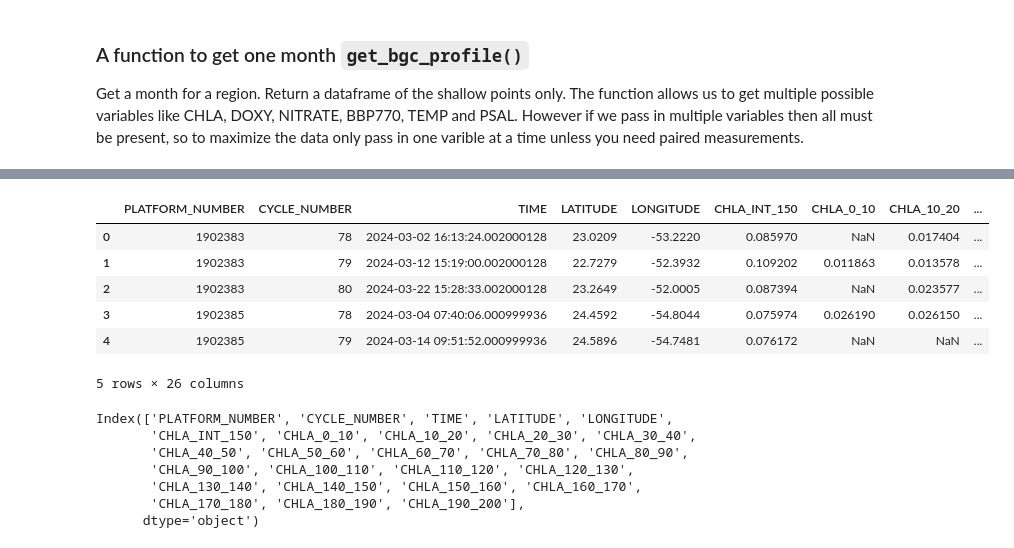
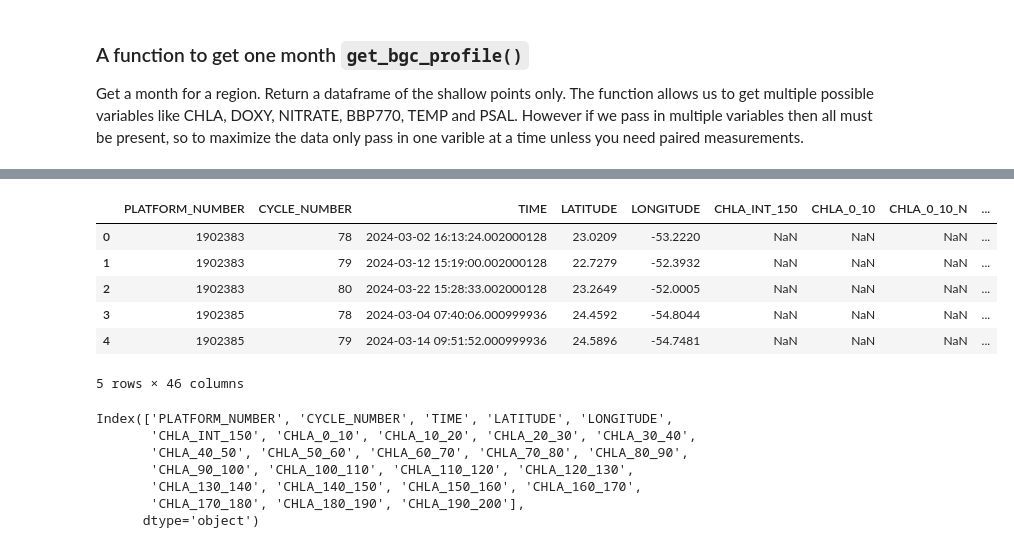
Before and after one commit to fish-pace/fish-pace-datasets, a Jupyter notebook: datasets/chla_z/notebooks/argopy.ipynb, the cells around one changed output, grey strips where cells are left out. Drawn from its saved outputs; the diff is of its cells as text; code cells hidden in the pictures.

```diff
--- a/datasets/chla_z/notebooks/argopy.ipynb
+++ b/datasets/chla_z/notebooks/argopy.ipynb
@@ -536,8 +536,13 @@ def get_bgc_profile(reg, mon, data_dir="data", vars=None, save=False, mode="stan
     ]
 
     # STEP 1: Get data for region + month
-    # We always request PRES, plus user extras (not TEMP/PSAL unless user asked)
-    param_vars = list(dict.fromkeys(extra_vars + ["PRES"]))
+    # We always request PRES, plus user extras (not TEMP/PSAL unless user asked).
+    # argopy's `params` only accepts base names (e.g. CHLA, not CHLA_ADJUSTED),
+    # so request the base variable; in expert mode the returned dataset includes
+    # both CHLA and CHLA_ADJUSTED and we read the requested one below.
+    def base_var_for(v):
+        return v.replace("_ADJUSTED", "")
+    param_vars = list(dict.fromkeys([base_var_for(v) for v in extra_vars] + ["PRES"]))
 
     fetcher = ArgoDataFetcher(
         ds="bgc",
@@ -666,7 +671,7 @@ def get_bgc_profile(reg, mon, data_dir="data", vars=None, save=False, mode="stan
 # %%
 %%time
 # Example
-params = ["CHLA_ADJUSTED"]
+params = ["CHLA"]
 # [lon_min, lon_max, lat_min, lat_max, depth_min, depth_max]
 region = [-55, -50, 20, 25, 0, 200]
 month = "2024-03"
@@ -678,10 +683,10 @@ Wall time: 8.05 s
-|  | PLATFORM_NUMBER | CYCLE_NUMBER | TIME | LATITUDE | LONGITUDE | CHLA_INT_150 | CHLA_0_10 | CHLA_10_20 | ... |
-| 0 | 1902383 | 78 | 2024-03-02 16:13:24.002000128 | 23.0209 | -53.2220 | 0.085970 | NaN | 0.017404 | ... |
-| 1 | 1902383 | 79 | 2024-03-12 15:19:00.002000128 | 22.7279 | -52.3932 | 0.109202 | 0.011863 | 0.013578 | ... |
-| 2 | 1902383 | 80 | 2024-03-22 15:28:33.002000128 | 23.2649 | -52.0005 | 0.087394 | NaN | 0.023577 | ... |
-| 3 | 1902385 | 78 | 2024-03-04 07:40:06.000999936 | 24.4592 | -54.8044 | 0.075974 | 0.026190 | 0.026150 | ... |
-| 4 | 1902385 | 79 | 2024-03-14 09:51:52.000999936 | 24.5896 | -54.7481 | 0.076172 | NaN | NaN | ... |
+|  | PLATFORM_NUMBER | CYCLE_NUMBER | TIME | LATITUDE | LONGITUDE | CHLA_INT_150 | CHLA_0_10 | CHLA_0_10_N | ... |
+| 0 | 1902383 | 78 | 2024-03-02 16:13:24.002000128 | 23.0209 | -53.2220 | NaN | NaN | NaN | ... |
+| 1 | 1902383 | 79 | 2024-03-12 15:19:00.002000128 | 22.7279 | -52.3932 | NaN | NaN | NaN | ... |
+| 2 | 1902383 | 80 | 2024-03-22 15:28:33.002000128 | 23.2649 | -52.0005 | NaN | NaN | NaN | ... |
+| 3 | 1902385 | 78 | 2024-03-04 07:40:06.000999936 | 24.4592 | -54.8044 | NaN | NaN | NaN | ... |
+| 4 | 1902385 | 79 | 2024-03-14 09:51:52.000999936 | 24.5896 | -54.7481 | NaN | NaN | NaN | ... |
-5 rows × 26 columns
+5 rows × 46 columns
 # %%
 df_surf.columns
 # %% [output]
```
Also changed, not shown: parts of 1 cell of this notebook.
